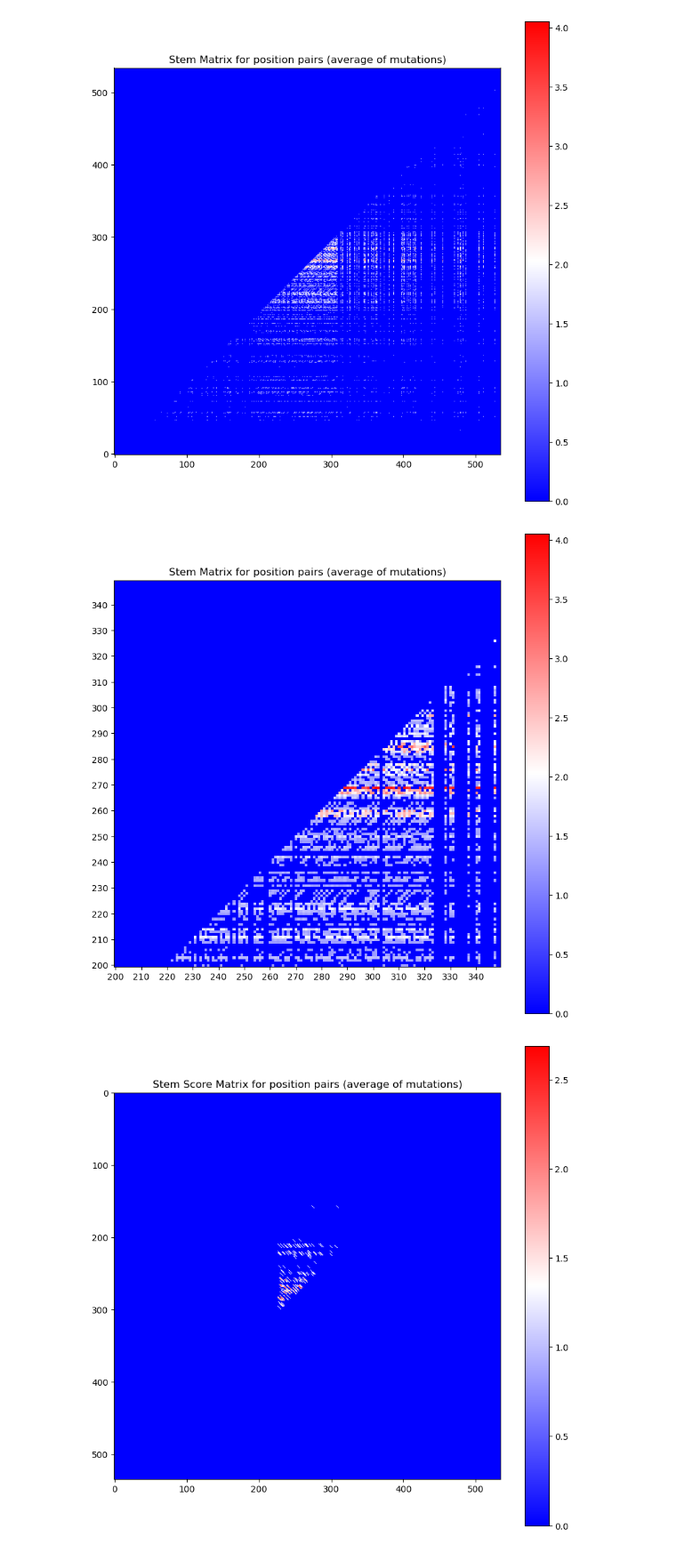
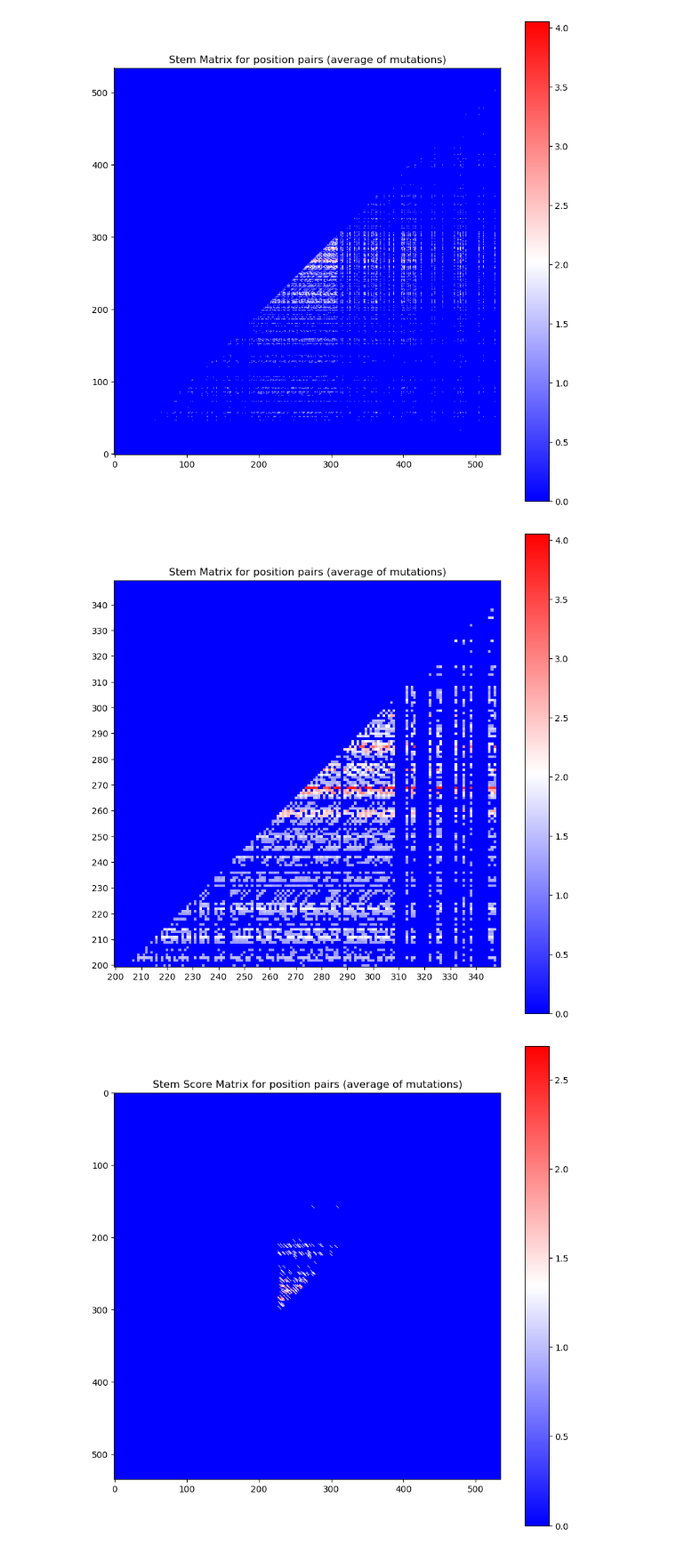
Before and after one commit to JoshuaGensel/MIME_ML, a Jupyter notebook: src/experimental_analysis.ipynb, the cells around one changed output. Shown at 89% size. Cells and saved outputs as stored; diff of their text form; code cells hidden in the pictures.

Commit message:
fixed stem matrix figure bug

```diff
--- a/src/experimental_analysis.ipynb
+++ b/src/experimental_analysis.ipynb
@@ -542,17 +542,17 @@ plt.show()
 # %%
 # plot stem matrix
 plt.figure(figsize=(10, 10))
-plt.imshow(np.fliplr(stem_matrix[200:350, 200:350]), cmap='bwr')
+plt.imshow(np.fliplr(stem_matrix)[200:350, 200:350], cmap='bwr')
 # invert y axis to match sequence
 plt.gca().invert_yaxis()
 # fix x and y axis ticks
 plt.xticks(np.arange(0, 150, 10), np.arange(200, 350, 10))
 plt.yticks(np.arange(0, 150, 10), np.arange(200, 350, 10))
 plt.colorbar()
 plt.title('Stem Matrix for position pairs (average of mutations)')
 plt.show()
 # %% [output]
-[figure, old version]
+[figure, new version]
 # %%
 stem_score_matrix = np.zeros((535, 535))
 
```
Also changed, not shown: parts of 2 cells of this notebook.
